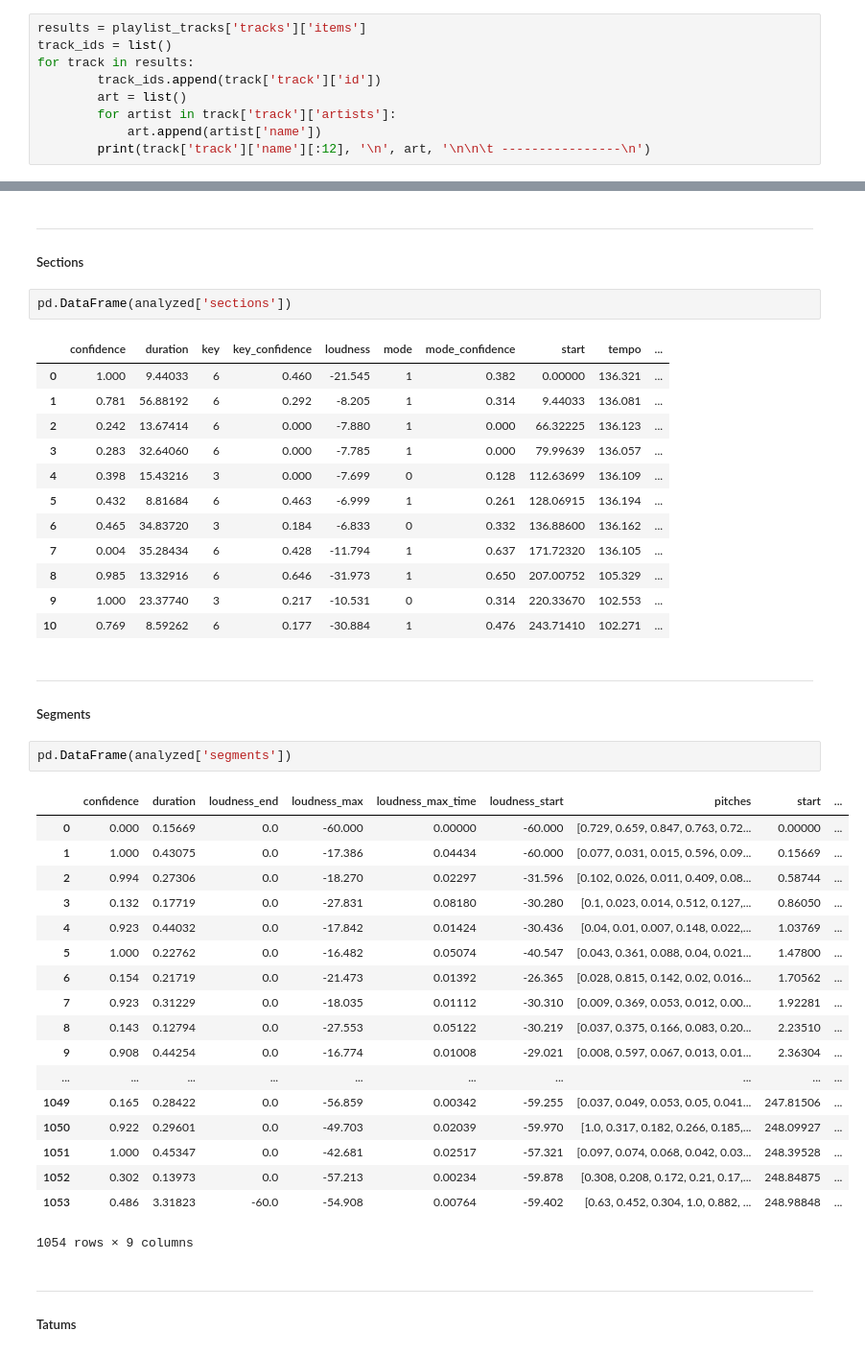
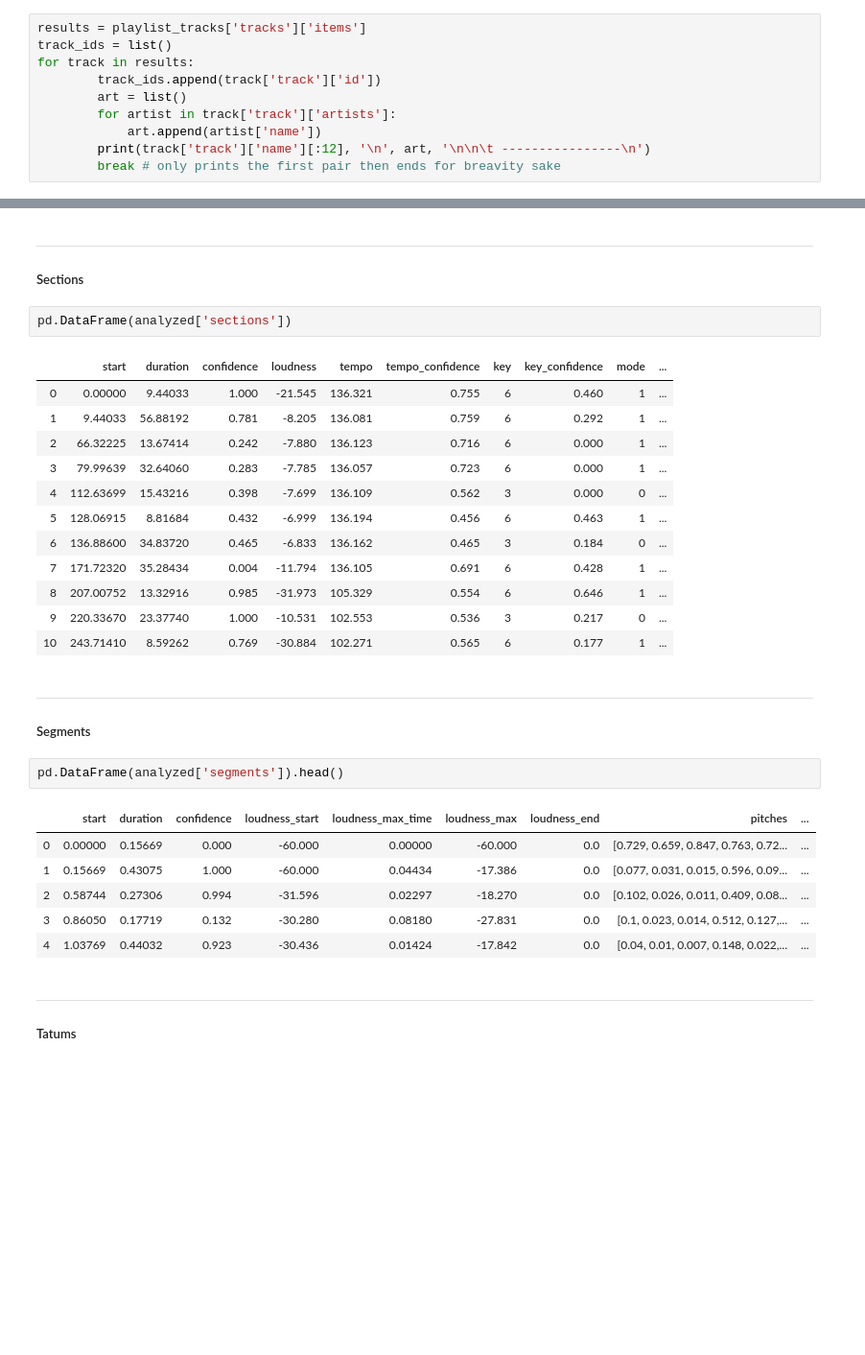
Before and after one commit to Chief-Dom/Spotify_FTB, a Jupyter notebook: api_architecture.ipynb, the cells around one changed output, grey strips where cells are left out. Shown at 96% size. Drawn from its saved outputs; the diff is of its cells as text; blank space fills up the shorter version.

```diff
--- a/api_architecture.ipynb
+++ b/api_architecture.ipynb
@@ -100,6 +100,7 @@ for track in results:
         for artist in track['track']['artists']:
             art.append(artist['name'])
         print(track['track']['name'][:12], '\n', art, '\n\n\t ----------------\n')
+        break # only prints the first pair then ends for breavity sake
 # %% [output]
 Solo
  ['Jay Daniel']
@@ -248,42 +236,30 @@ pd.DataFrame(analyzed['beats']).tail()
 # %%
 pd.DataFrame(analyzed['sections'])
 # %% [output]
-|  | confidence | duration | key | key_confidence | loudness | mode | mode_confidence | start | tempo | ... |
-| 0 | 1.000 | 9.44033 | 6 | 0.460 | -21.545 | 1 | 0.382 | 0.00000 | 136.321 | ... |
-| 1 | 0.781 | 56.88192 | 6 | 0.292 | -8.205 | 1 | 0.314 | 9.44033 | 136.081 | ... |
-| 2 | 0.242 | 13.67414 | 6 | 0.000 | -7.880 | 1 | 0.000 | 66.32225 | 136.123 | ... |
-| 3 | 0.283 | 32.64060 | 6 | 0.000 | -7.785 | 1 | 0.000 | 79.99639 | 136.057 | ... |
-| 4 | 0.398 | 15.43216 | 3 | 0.000 | -7.699 | 0 | 0.128 | 112.63699 | 136.109 | ... |
-| 5 | 0.432 | 8.81684 | 6 | 0.463 | -6.999 | 1 | 0.261 | 128.06915 | 136.194 | ... |
-| 6 | 0.465 | 34.83720 | 3 | 0.184 | -6.833 | 0 | 0.332 | 136.88600 | 136.162 | ... |
-| 7 | 0.004 | 35.28434 | 6 | 0.428 | -11.794 | 1 | 0.637 | 171.72320 | 136.105 | ... |
-| 8 | 0.985 | 13.32916 | 6 | 0.646 | -31.973 | 1 | 0.650 | 207.00752 | 105.329 | ... |
-| 9 | 1.000 | 23.37740 | 3 | 0.217 | -10.531 | 0 | 0.314 | 220.33670 | 102.553 | ... |
-| 10 | 0.769 | 8.59262 | 6 | 0.177 | -30.884 | 1 | 0.476 | 243.71410 | 102.271 | ... |
+|  | start | duration | confidence | loudness | tempo | tempo_confidence | key | key_confidence | mode | ... |
+| 0 | 0.00000 | 9.44033 | 1.000 | -21.545 | 136.321 | 0.755 | 6 | 0.460 | 1 | ... |
+| 1 | 9.44033 | 56.88192 | 0.781 | -8.205 | 136.081 | 0.759 | 6 | 0.292 | 1 | ... |
+| 2 | 66.32225 | 13.67414 | 0.242 | -7.880 | 136.123 | 0.716 | 6 | 0.000 | 1 | ... |
+| 3 | 79.99639 | 32.64060 | 0.283 | -7.785 | 136.057 | 0.723 | 6 | 0.000 | 1 | ... |
+| 4 | 112.63699 | 15.43216 | 0.398 | -7.699 | 136.109 | 0.562 | 3 | 0.000 | 0 | ... |
+| 5 | 128.06915 | 8.81684 | 0.432 | -6.999 | 136.194 | 0.456 | 6 | 0.463 | 1 | ... |
+| 6 | 136.88600 | 34.83720 | 0.465 | -6.833 | 136.162 | 0.465 | 3 | 0.184 | 0 | ... |
+| 7 | 171.72320 | 35.28434 | 0.004 | -11.794 | 136.105 | 0.691 | 6 | 0.428 | 1 | ... |
+| 8 | 207.00752 | 13.32916 | 0.985 | -31.973 | 105.329 | 0.554 | 6 | 0.646 | 1 | ... |
+| 9 | 220.33670 | 23.37740 | 1.000 | -10.531 | 102.553 | 0.536 | 3 | 0.217 | 0 | ... |
+| 10 | 243.71410 | 8.59262 | 0.769 | -30.884 | 102.271 | 0.565 | 6 | 0.177 | 1 | ... |
 # %% [markdown]
 ***
 ##### Segments
 # %%
-pd.DataFrame(analyzed['segments'])
+pd.DataFrame(analyzed['segments']).head()
 # %% [output]
-|  | confidence | duration | loudness_end | loudness_max | loudness_max_time | loudness_start | pitches | start | ... |
-| 0 | 0.000 | 0.15669 | 0.0 | -60.000 | 0.00000 | -60.000 | [0.729, 0.659, 0.847, 0.763, 0.72... | 0.00000 | ... |
-| 1 | 1.000 | 0.43075 | 0.0 | -17.386 | 0.04434 | -60.000 | [0.077, 0.031, 0.015, 0.596, 0.09... | 0.15669 | ... |
-| 2 | 0.994 | 0.27306 | 0.0 | -18.270 | 0.02297 | -31.596 | [0.102, 0.026, 0.011, 0.409, 0.08... | 0.58744 | ... |
-| 3 | 0.132 | 0.17719 | 0.0 | -27.831 | 0.08180 | -30.280 | [0.1, 0.023, 0.014, 0.512, 0.127,... | 0.86050 | ... |
-| 4 | 0.923 | 0.44032 | 0.0 | -17.842 | 0.01424 | -30.436 | [0.04, 0.01, 0.007, 0.148, 0.022,... | 1.03769 | ... |
-| 5 | 1.000 | 0.22762 | 0.0 | -16.482 | 0.05074 | -40.547 | [0.043, 0.361, 0.088, 0.04, 0.021... | 1.47800 | ... |
-| 6 | 0.154 | 0.21719 | 0.0 | -21.473 | 0.01392 | -26.365 | [0.028, 0.815, 0.142, 0.02, 0.016... | 1.70562 | ... |
-| 7 | 0.923 | 0.31229 | 0.0 | -18.035 | 0.01112 | -30.310 | [0.009, 0.369, 0.053, 0.012, 0.00... | 1.92281 | ... |
-| 8 | 0.143 | 0.12794 | 0.0 | -27.553 | 0.05122 | -30.219 | [0.037, 0.375, 0.166, 0.083, 0.20... | 2.23510 | ... |
-| 9 | 0.908 | 0.44254 | 0.0 | -16.774 | 0.01008 | -29.021 | [0.008, 0.597, 0.067, 0.013, 0.01... | 2.36304 | ... |
-| ... | ... | ... | ... | ... | ... | ... | ... | ... | ... |
-| 1049 | 0.165 | 0.28422 | 0.0 | -56.859 | 0.00342 | -59.255 | [0.037, 0.049, 0.053, 0.05, 0.041... | 247.81506 | ... |
-| 1050 | 0.922 | 0.29601 | 0.0 | -49.703 | 0.02039 | -59.970 | [1.0, 0.317, 0.182, 0.266, 0.185,... | 248.09927 | ... |
-| 1051 | 1.000 | 0.45347 | 0.0 | -42.681 | 0.02517 | -57.321 | [0.097, 0.074, 0.068, 0.042, 0.03... | 248.39528 | ... |
-| 1052 | 0.302 | 0.13973 | 0.0 | -57.213 | 0.00234 | -59.878 | [0.308, 0.208, 0.172, 0.21, 0.17,... | 248.84875 | ... |
-| 1053 | 0.486 | 3.31823 | -60.0 | -54.908 | 0.00764 | -59.402 | [0.63, 0.452, 0.304, 1.0, 0.882, ... | 248.98848 | ... |
+|  | start | duration | confidence | loudness_start | loudness_max_time | loudness_max | loudness_end | pitches | ... |
+| 0 | 0.00000 | 0.15669 | 0.000 | -60.000 | 0.00000 | -60.000 | 0.0 | [0.729, 0.659, 0.847, 0.763, 0.72... | ... |
+| 1 | 0.15669 | 0.43075 | 1.000 | -60.000 | 0.04434 | -17.386 | 0.0 | [0.077, 0.031, 0.015, 0.596, 0.09... | ... |
+| 2 | 0.58744 | 0.27306 | 0.994 | -31.596 | 0.02297 | -18.270 | 0.0 | [0.102, 0.026, 0.011, 0.409, 0.08... | ... |
+| 3 | 0.86050 | 0.17719 | 0.132 | -30.280 | 0.08180 | -27.831 | 0.0 | [0.1, 0.023, 0.014, 0.512, 0.127,... | ... |
+| 4 | 1.03769 | 0.44032 | 0.923 | -30.436 | 0.01424 | -17.842 | 0.0 | [0.04, 0.01, 0.007, 0.148, 0.022,... | ... |
-1054 rows × 9 columns
 # %% [markdown]
 ***
 ##### Tatums
```
Also changed, not shown: parts of 9 cells of this notebook, 2 other files.
